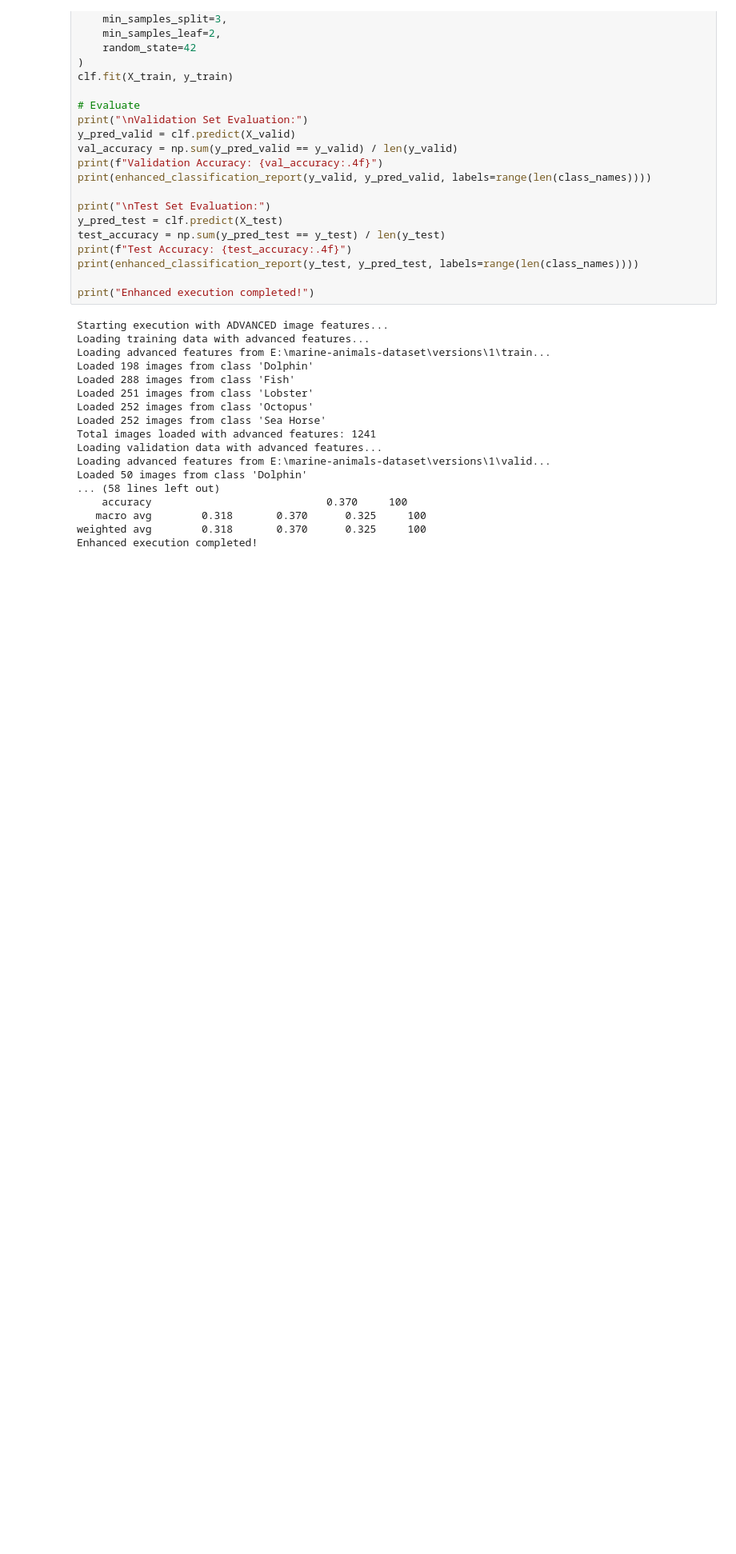
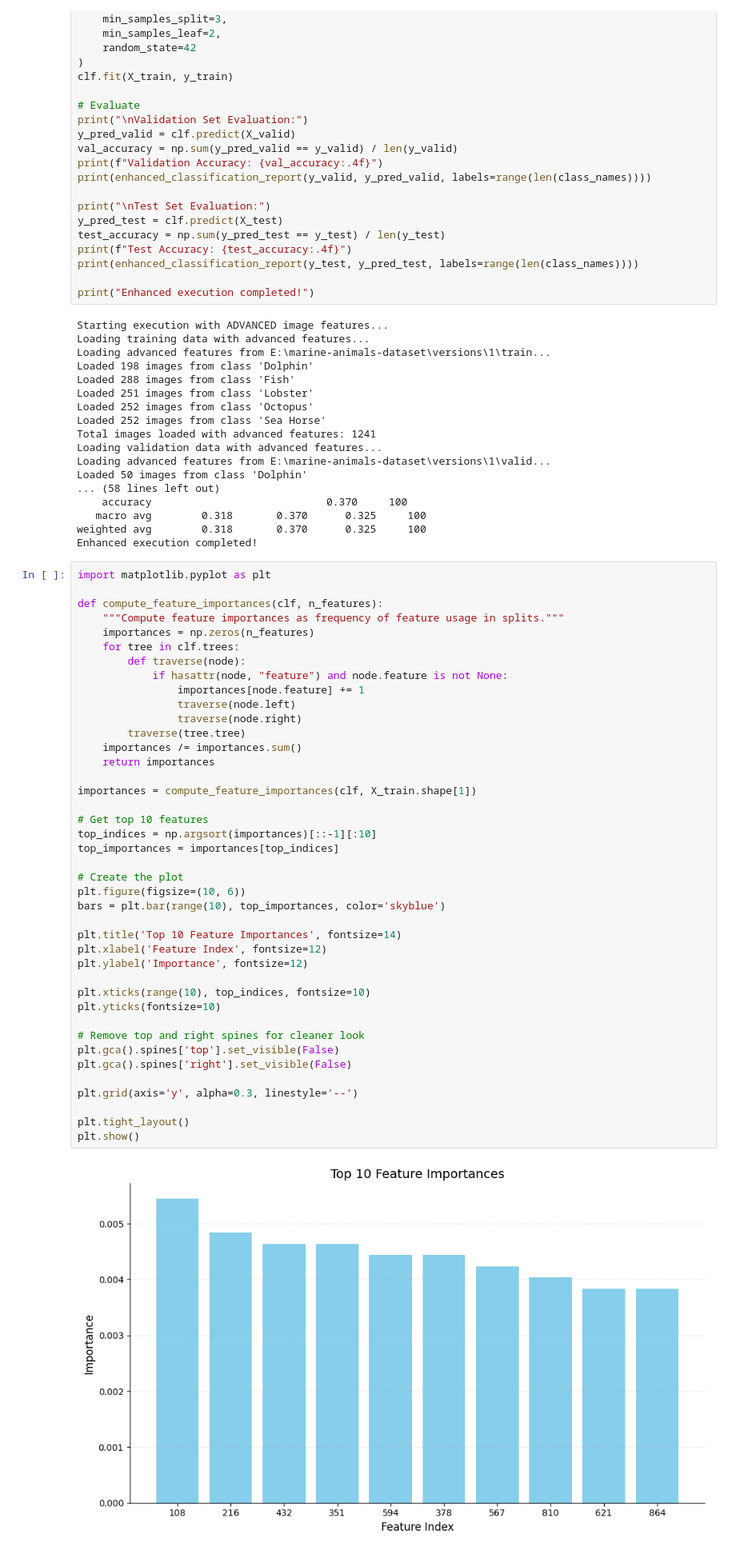
Before and after one commit to thirumagalmeena/Marine-Vision, a Jupyter notebook: random_forest.ipynb, the cells around one changed output. Shown: that part at 80% size. Cells and saved outputs as stored; diff of their text form; blank space fills up the shorter version.

```diff
--- a/random_forest.ipynb
+++ b/random_forest.ipynb
@@ -779,3 +779,46 @@ Loaded 50 images from class 'Dolphin'
    macro avg        0.318       0.370      0.325     100
 weighted avg        0.318       0.370      0.325     100
 Enhanced execution completed!
+# %%
+import matplotlib.pyplot as plt
+
+def compute_feature_importances(clf, n_features):
+    """Compute feature importances as frequency of feature usage in splits."""
+    importances = np.zeros(n_features)
+    for tree in clf.trees:
+        def traverse(node):
+            if hasattr(node, "feature") and node.feature is not None:
+                importances[node.feature] += 1
+                traverse(node.left)
+                traverse(node.right)
+        traverse(tree.tree)
+    importances /= importances.sum()
+    return importances
+
+importances = compute_feature_importances(clf, X_train.shape[1])
+
+# Get top 10 features
+top_indices = np.argsort(importances)[::-1][:10]
+top_importances = importances[top_indices]
+
+# Create the plot
+plt.figure(figsize=(10, 6))
+bars = plt.bar(range(10), top_importances, color='skyblue')
+
+plt.title('Top 10 Feature Importances', fontsize=14)
+plt.xlabel('Feature Index', fontsize=12)
+plt.ylabel('Importance', fontsize=12)
+
+plt.xticks(range(10), top_indices, fontsize=10)
+plt.yticks(fontsize=10)
+
+# Remove top and right spines for cleaner look
+plt.gca().spines['top'].set_visible(False)
+plt.gca().spines['right'].set_visible(False)
+
+plt.grid(axis='y', alpha=0.3, linestyle='--')
+
+plt.tight_layout()
+plt.show()
+# %% [output]
+[figure, added]
```
Also changed, not shown: parts of 4 cells of this notebook.
